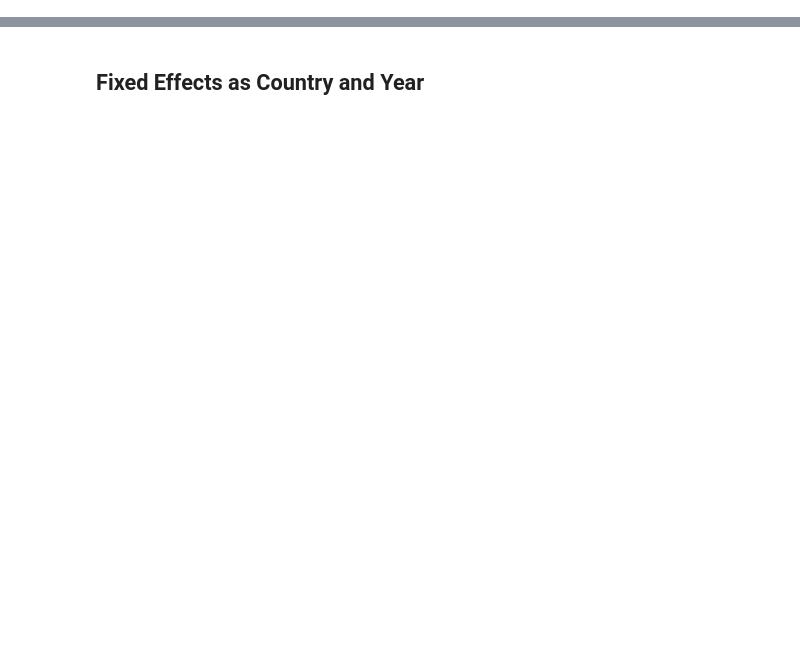
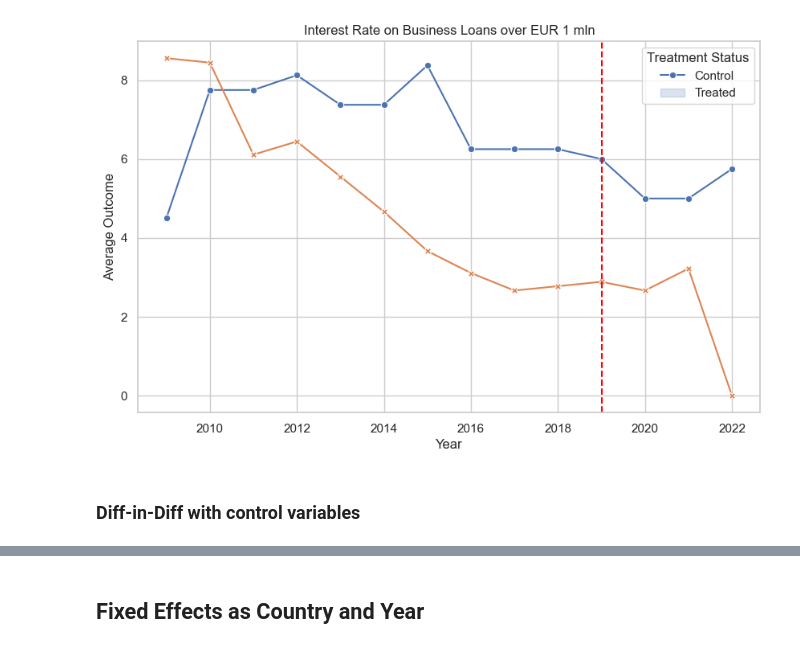
Before and after one commit to SofiyaLyn/Thesis, a Jupyter notebook: Interest_rate_smallbusiness.ipynb, the cells around one changed output, grey strips where cells are left out. Drawn from its saved outputs; the diff is of its cells as text; code cells hidden in the pictures; blank space fills up the shorter version.

```diff
--- a/Interest_rate_smallbusiness.ipynb
+++ b/Interest_rate_smallbusiness.ipynb
@@ -84,3 +114,22 @@ with open('Interest Rate on Business Loans up to EUR 1 mln.html', 'w') as f:
     f.write(summary_table.as_html())
 with open('/Users/sonetalyn/Desktop/Thesis/Interest Rate on Business Loans up to EUR 1 mln.html', 'w') as f:
     f.write(summary_table.as_html())
+# %%
+grouped_data = cleaned_data.groupby(['Year', 'treated']).agg({'Interest_rate_up_to_1_mln': 'mean'}).reset_index()
+sns.set(style="whitegrid")
+
+plt.figure(figsize=(10, 6))
+sns.lineplot(data=grouped_data, x='Year', y='Interest_rate_up_to_1_mln', hue='treated', style='treated', markers=True, dashes=False)
+
+# Adding labels and title
+plt.title('Interest Rate on Business Loans over EUR 1 mln')
+plt.xlabel('Year')
+plt.ylabel('Average Outcome')
+plt.legend(title='Treatment Status', labels=['Control', 'Treated'])
+plt.axvline(x=2019, color='red', linestyle='--')
+plt.savefig('/Users/sonetalyn/Desktop/Thesis/Interest_Rate_Up_plot.png')
+plt.show()
+# %% [output]
+[figure, added]
+# %% [markdown]
+### Diff-in-Diff with control variables
```
Also changed, not shown: parts of 19 cells of this notebook, 3 other files.
